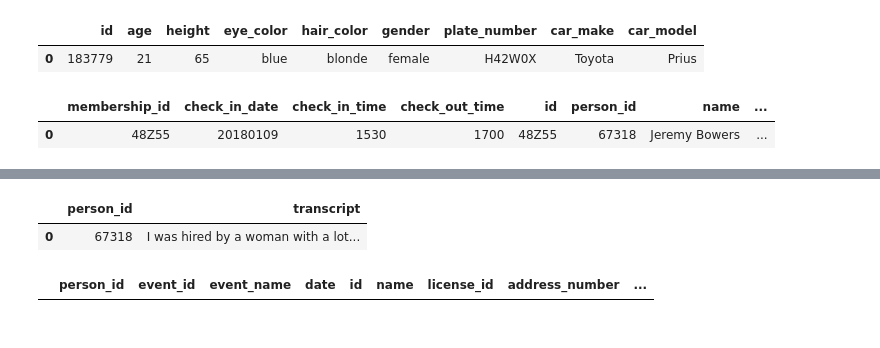
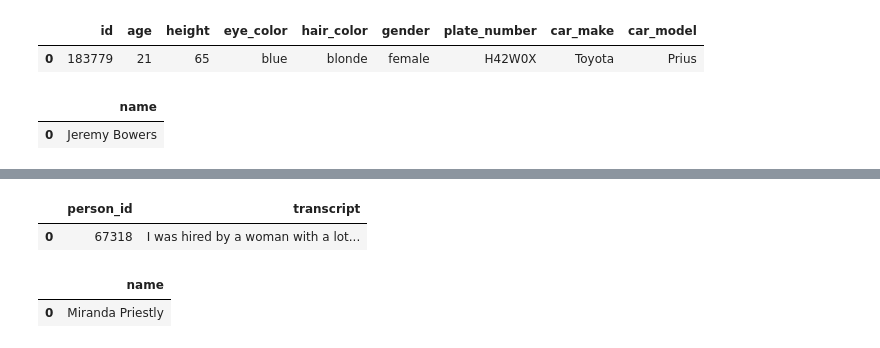
Before and after one commit to jonatan-luzon/TC_02_Sprint_06_SQL, a Jupyter notebook: Parte_I_SQL_Game.ipynb, the cells around one changed output, grey strips where cells are left out. Cells and saved outputs as stored; diff of their text form; code cells hidden in the pictures.

```diff
--- a/Parte_I_SQL_Game.ipynb
+++ b/Parte_I_SQL_Game.ipynb
@@ -202,17 +202,17 @@ sql_query(query)
 | 0 | 183779 | 21 | 65 | blue | blonde | female | H42W0X | Toyota | Prius |
 # %%
 query='''
-    SELECT *
+    SELECT p.name
     FROM get_fit_now_check_in AS ch
         JOIN get_fit_now_member AS m ON ch.membership_id = m.id
         JOIN person AS p ON m.person_id = p.id
         JOIN drivers_license AS dl ON p.license_id = dl.id
     WHERE m.id LIKE '48Z%' AND m.membership_status = 'gold' and dl.plate_number LIKE '%H42W%'
 '''
 sql_query(query)
 # %% [output]
-|  | membership_id | check_in_date | check_in_time | check_out_time | id | person_id | name | ... |
-| 0 | 48Z55 | 20180109 | 1530 | 1700 | 48Z55 | 67318 | Jeremy Bowers | ... |
+|  | name |
+| 0 | Jeremy Bowers |
 # %% [markdown]
 ![Solución 1](data/Solucion1.png)
 # %%
@@ -228,25 +228,28 @@ sql_query(query)
 | 0 | 67318 | I was hired by a woman with a lot... |
 # %%
 query='''
-SELECT *
+    SELECT p.name
     FROM facebook_event_checkin AS fb
         JOIN person AS p ON fb.person_id = p.id
         JOIN drivers_license AS dl ON p.license_id = dl.id
-    WHERE   fb.event_name = "SQL Symphony Concert"
-        AND (dl.height >= 65 and dl.height <= 67)
+    WHERE fb.event_name = "SQL Symphony Concert"
+        AND dl.height BETWEEN 65 AND 67
         AND dl.hair_color = 'red' and gender = 'female'
         AND dl.car_make = 'Tesla'
         AND dl.car_model = 'Model S'
-        AND fb.person_id IN (
-                SELECT person_id
-                FROM facebook_event_checkin
-                WHERE event_name = 'SQL Symphony Concert'
-                    AND date BETWEEN '2017-12-01' AND '2017-12-31'
-                GROUP BY person_id
-                HAVING COUNT(*) = 3
-    )
+        AND p.id IN (
+                    SELECT person_id
+                    FROM facebook_event_checkin
+                    WHERE event_name = 'SQL Symphony Concert'
+                        AND date BETWEEN '20171201' AND '20171231'
+                    GROUP BY person_id
+                    HAVING COUNT(*) = 3
+                    )
+    GROUP BY p.id
+
 '''
 
 sql_query(query)
 # %% [output]
-|  | person_id | event_id | event_name | date | id | name | license_id | address_number | ... |
+|  | name |
+| 0 | Miranda Priestly |
```
Also changed, not shown: parts of 1 cell of this notebook.
